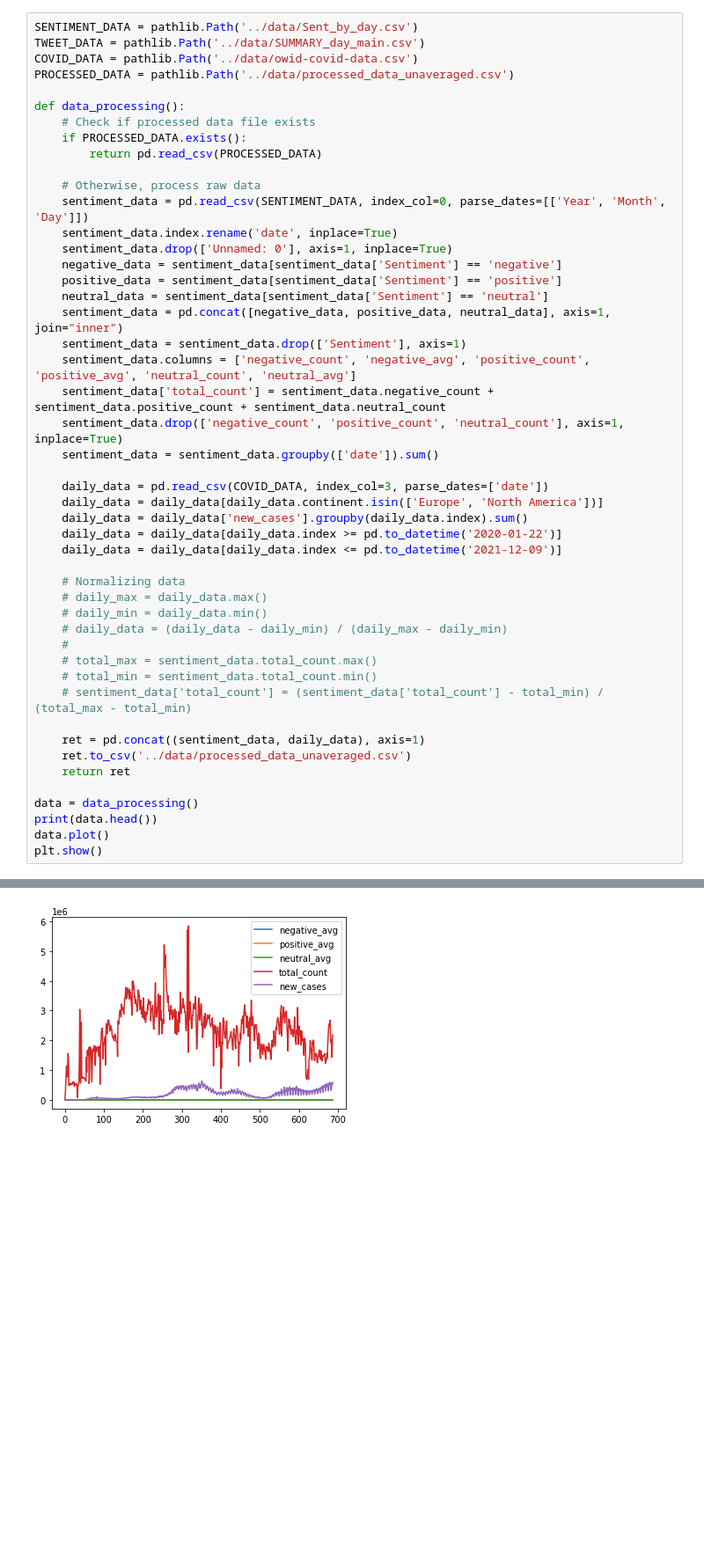
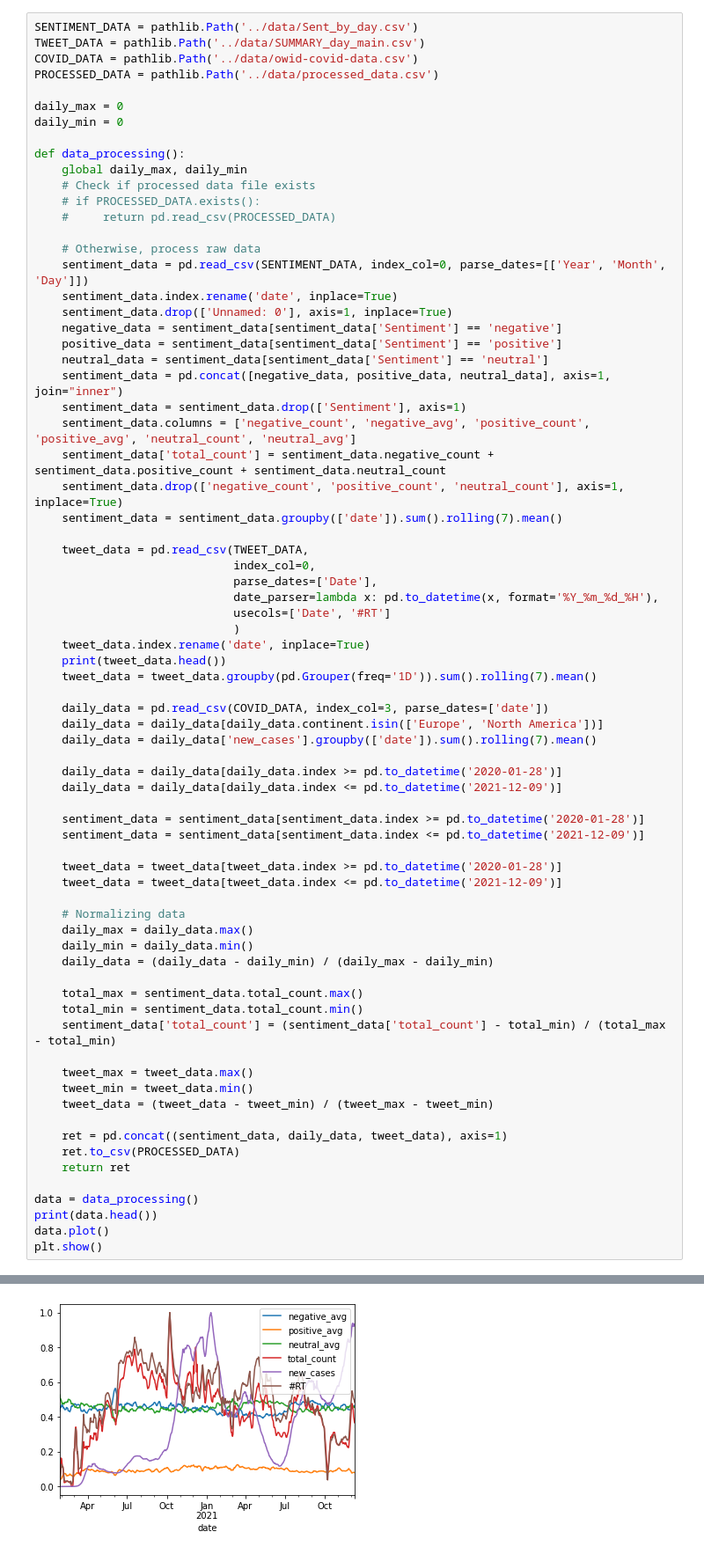
Before and after one commit to JasonYuan869/Daisy-Hackathon-2022, a Jupyter notebook: notebooks/main.ipynb, the cells around one changed output, grey strips where cells are left out. Shown at 88% size. Cells and saved outputs as stored; diff of their text form; blank space fills up the shorter version.

```diff
--- a/notebooks/main.ipynb
+++ b/notebooks/main.ipynb
@@ -18,12 +20,16 @@ FEATURES = ['new_cases', 'negative_avg', 'positive_avg', 'total_count', 'neutral
 SENTIMENT_DATA = pathlib.Path('../data/Sent_by_day.csv')
 TWEET_DATA = pathlib.Path('../data/SUMMARY_day_main.csv')
 COVID_DATA = pathlib.Path('../data/owid-covid-data.csv')
-PROCESSED_DATA = pathlib.Path('../data/processed_data_unaveraged.csv')
+PROCESSED_DATA = pathlib.Path('../data/processed_data.csv')
+
+daily_max = 0
+daily_min = 0
 
 def data_processing():
+    global daily_max, daily_min
     # Check if processed data file exists
-    if PROCESSED_DATA.exists():
-        return pd.read_csv(PROCESSED_DATA)
+    # if PROCESSED_DATA.exists():
+    #     return pd.read_csv(PROCESSED_DATA)
 
     # Otherwise, process raw data
     sentiment_data = pd.read_csv(SENTIMENT_DATA, index_col=0, parse_dates=[['Year', 'Month', 'Day']])
@@ -37,25 +43,46 @@ def data_processing():
     sentiment_data.columns = ['negative_count', 'negative_avg', 'positive_count', 'positive_avg', 'neutral_count', 'neutral_avg']
     sentiment_data['total_count'] = sentiment_data.negative_count + sentiment_data.positive_count + sentiment_data.neutral_count
     sentiment_data.drop(['negative_count', 'positive_count', 'neutral_count'], axis=1, inplace=True)
-    sentiment_data = sentiment_data.groupby(['date']).sum()
+    sentiment_data = sentiment_data.groupby(['date']).sum().rolling(7).mean()
+
+    tweet_data = pd.read_csv(TWEET_DATA,
+                             index_col=0,
+                             parse_dates=['Date'],
+                             date_parser=lambda x: pd.to_datetime(x, format='%Y_%m_%d_%H'),
+                             usecols=['Date', '#RT']
+                             )
+    tweet_data.index.rename('date', inplace=True)
+    print(tweet_data.head())
+    tweet_data = tweet_data.groupby(pd.Grouper(freq='1D')).sum().rolling(7).mean()
 
     daily_data = pd.read_csv(COVID_DATA, index_col=3, parse_dates=['date'])
     daily_data = daily_data[daily_data.continent.isin(['Europe', 'North America'])]
-    daily_data = daily_data['new_cases'].groupby(daily_data.index).sum()
-    daily_data = daily_data[daily_data.index >= pd.to_datetime('2020-01-22')]
+    daily_data = daily_data['new_cases'].groupby(['date']).sum().rolling(7).mean()
+
+    daily_data = daily_data[daily_data.index >= pd.to_datetime('2020-01-28')]
     daily_data = daily_data[daily_data.index <= pd.to_datetime('2021-12-09')]
 
+    sentiment_data = sentiment_data[sentiment_data.index >= pd.to_datetime('2020-01-28')]
+    sentiment_data = sentiment_data[sentiment_data.index <= pd.to_datetime('2021-12-09')]
+
+    tweet_data = tweet_data[tweet_data.index >= pd.to_datetime('2020-01-28')]
+    tweet_data = tweet_data[tweet_data.index <= pd.to_datetime('2021-12-09')]
+
     # Normalizing data
-    # daily_max = daily_data.max()
-    # daily_min = daily_data.min()
-    # daily_data = (daily_data - daily_min) / (daily_max - daily_min)
-    #
-    # total_max = sentiment_data.total_count.max()
-    # total_min = sentiment_data.total_count.min()
-    # sentiment_data['total_count'] = (sentiment_data['total_count'] - total_min) / (total_max - total_min)
+    daily_max = daily_data.max()
+    daily_min = daily_data.min()
+    daily_data = (daily_data - daily_min) / (daily_max - daily_min)
 
-    ret = pd.concat((sentiment_data, daily_data), axis=1)
-    ret.to_csv('../data/processed_data_unaveraged.csv')
+    total_max = sentiment_data.total_count.max()
+    total_min = sentiment_data.total_count.min()
+    sentiment_data['total_count'] = (sentiment_data['total_count'] - total_min) / (total_max - total_min)
+
+    tweet_max = tweet_data.max()
+    tweet_min = tweet_data.min()
+    tweet_data = (tweet_data - tweet_min) / (tweet_max - tweet_min)
+
+    ret = pd.concat((sentiment_data, daily_data, tweet_data), axis=1)
+    ret.to_csv(PROCESSED_DATA)
     return ret
 
 data = data_processing()
@@ -72,2 +110,2 @@ plt.show()
-[figure, old version]
+[figure, new version]
 # %%
```
Also changed, not shown: parts of 8 cells of this notebook, 9 other files.
